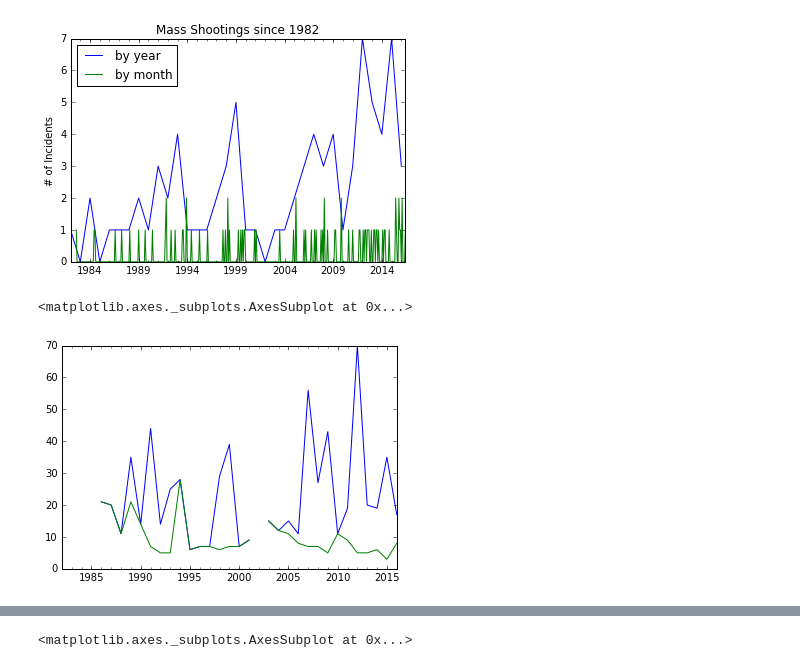
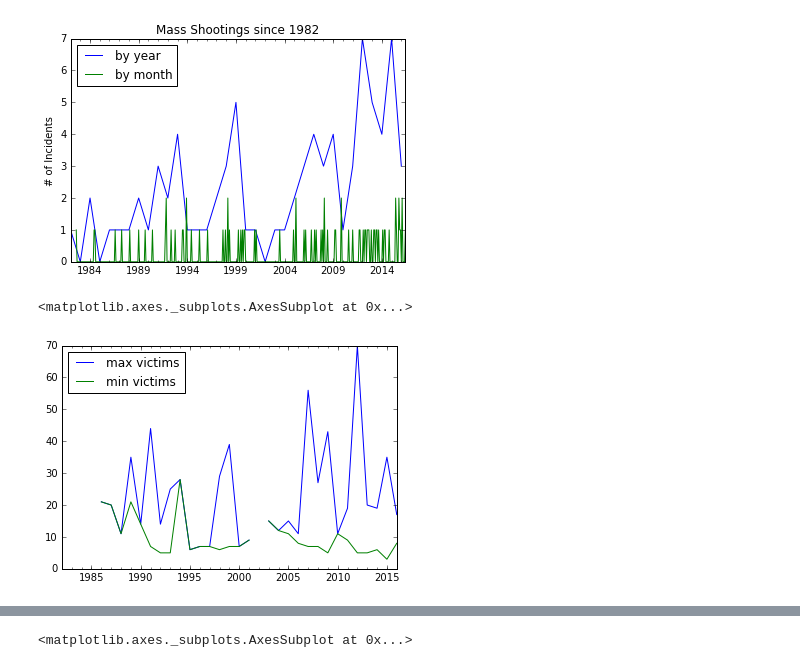
Before and after one commit to whitgroves/motherjones-mass-shooting-analysis, a Jupyter notebook: motherjones_mass_shooting_analysis.ipynb, the cells around one changed output, grey strips where cells are left out. Drawn from its saved outputs; the diff is of its cells as text; code cells hidden in the pictures.

```diff
--- a/motherjones_mass_shooting_analysis.ipynb
+++ b/motherjones_mass_shooting_analysis.ipynb
@@ -63,9 +63,10 @@ incidents_per_month.plot(kind='line', title="Mass Shootings since 1982", legend=
 <matplotlib.text.Text at 0x...>
 [figure]
 # %%
+# There seems to be a lower frequency of incidents over the '94 AR ban.
 # Could there be a trend with the size of events also?
-df2.groupby(pd.TimeGrouper('AS'))['Total victims'].max().plot(kind='line')
-df2.groupby(pd.TimeGrouper('AS'))['Total victims'].min().plot(kind='line')
+df2.groupby(pd.TimeGrouper('AS'))['Total victims'].max().plot(kind='line', legend=True, label='max victims')
+df2.groupby(pd.TimeGrouper('AS'))['Total victims'].min().plot(kind='line', legend=True, label='min victims')
 # %% [output]
 <matplotlib.axes._subplots.AxesSubplot at 0x...>
-[figure, old version]
+[figure, new version]
```
Also changed, not shown: parts of 2 cells of this notebook.
